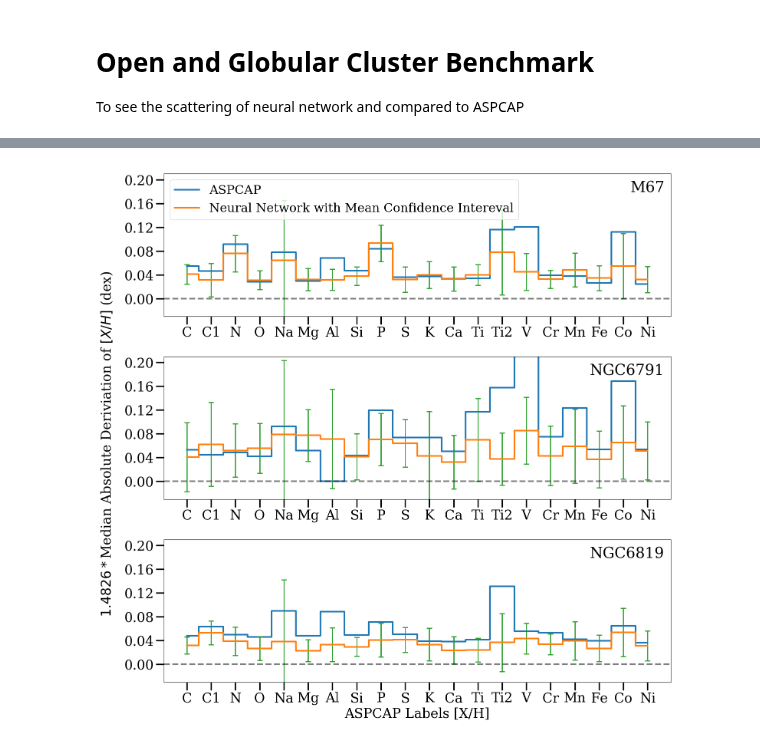
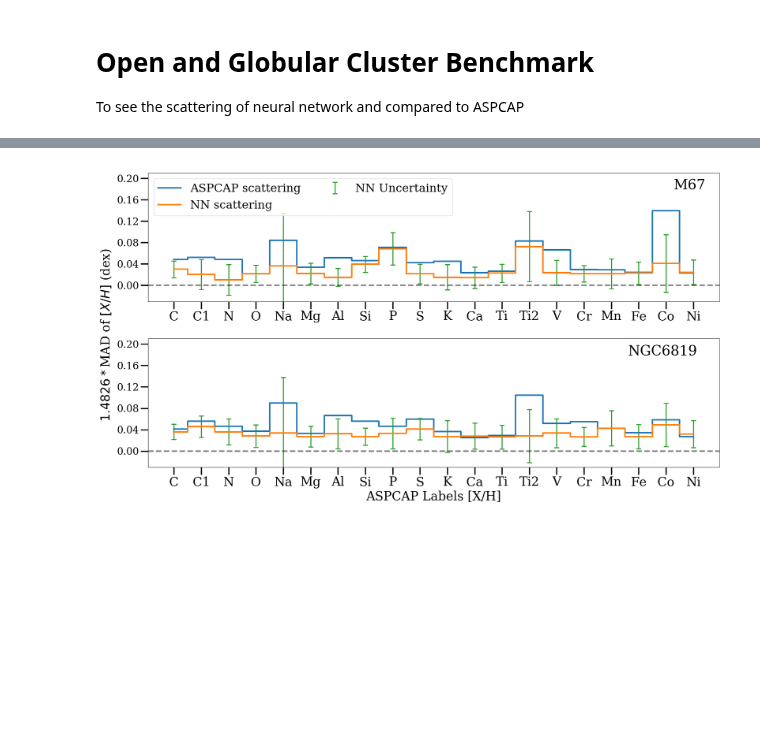
Before and after one commit to henrysky/astroNN_spectra_paper_figures, a Jupyter notebook: Open_Globular_Cluster_Benchmark.ipynb, the cells around one changed output, grey strips where cells are left out. Cells and saved outputs as stored; diff of their text form; code cells hidden in the pictures; blank space fills up the shorter version.

Commit message:
fix open cluster plotting

```diff
--- a/Open_Globular_Cluster_Benchmark.ipynb
+++ b/Open_Globular_Cluster_Benchmark.ipynb
@@ -20,7 +20,7 @@ plt.rc('font',**{'family': 'serif', 'weight':'medium', 'size':20})
 
 # load APOGEE allstar file
 all_star = fits.getdata(allstar(dr=14))
-
+not_starflagged = [all_star['STARFLAG'] == 0]
 # Same target bit used in the paper
 target_bit = [0, 1, 2, 3, 4, 5, 6, 7, 12]
 
@@ -39,18 +39,19 @@ uni_names = np.unique(np.array(data['col2']))  # find unique cluster name
 # loop throught the clusters
 for name in uni_names:
     # In the paper, we only plot these 3 clusters, M67, NGC6791 and NGC6819 in open cluster category
-    if name not in ['M67', 'N6791', 'N6819']:
+    if name not in ['M67', 'N6819']:
         continue
 
     # find all the APOGEE ID associated with that cluster
     apogeeid_name_idx = np.where(data['col2']==name)
      # find indices for those APOGEE ID in allstar
-    indices = np.where(np.in1d(all_star['APOGEE_ID'], data['col1'][apogeeid_name_idx]))[0]
+    indices = np.where(np.in1d(all_star['APOGEE_ID'][not_starflagged], data['col1'][apogeeid_name_idx]))[0]
     # retrieve info on those APOGEE spectra
-    aid = all_star['APOGEE_ID'][indices]
-    loc_id = all_star['LOCATION_ID'][indices]
+    aid = all_star['APOGEE_ID'][not_starflagged][indices]
+    loc_id = all_star['LOCATION_ID'][not_starflagged][indices]
     # 0-20 are indices representing output neurones from ASPCAP chemical abundances (C/H to Ni/H)
-    aspcap_result = all_star['X_H'][indices, 0:20]
+    aspcap_result = all_star['X_H'][not_starflagged][indices, 0:20]
+    aspcap_result_err = all_star['X_H_ERR'][not_starflagged][indices, 0:20]
 
     # pre-allocation of spectra array
     spec = np.zeros((indices.shape[0], 7514))
@@ -97,26 +98,10 @@ for name in uni_names:
                   f' ({m67_aspcap_mean[i]:.{4}f}+/-{m67_aspcap_uncer[i]:.{4}f})')
         print('=====================================\n')
 
-    elif name=='N6791':
-        n6791_nn_scatter = np.array(pred_scatter)
-        n6791_nn_m_uncer = np.array(mean_uncertainty)
-        n6791_aspcap = np.array(aspcap_scatter)
-
-        n6791_aspcap_mean = np.median(aspcap_result, axis=0)
-        n6791_aspcap_uncer = mad_std(aspcap_result, axis=0) / np.sqrt(indices.shape[0])
-
-        n6791_nn_mean = np.median(pred[:, 2:], axis=0)
-        n6791_nn_uncer_in_mean = mad_std(pred[:, 2:], axis=0) / np.sqrt(indices.shape[0])
-
-        print('Neural Network star cluster median abundances and uncertainty in median (ASPCAP)')
-        for i in range(20):
-            print(bcnn.targetname[2:][i], f': {n6791_nn_mean[i]:.{4}f}+/-{n6791_nn_uncer_in_mean[i]:.{4}f}',
-                  f' ({n6791_aspcap_mean[i]:.{4}f}+/-{n6791_aspcap_uncer[i]:.{4}f})')
-        print('=====================================\n')
-
     elif name=='N6819':
         n6819_nn_scatter = np.array(pred_scatter)
         n6819_nn_m_uncer = np.array(mean_uncertainty)
+        n6819_aspcap = np.array(aspcap_scatter)
         n6819_aspcap = np.array(aspcap_scatter)
 
         n6819_aspcap_mean = np.median(aspcap_result, axis=0)
@@ -134,53 +119,44 @@ for name in uni_names:
 ml = MultipleLocator(0.04)
 
 # setup plots
-f, ax = plt.subplots(3, figsize=(15,15), dpi=100)
+f, ax = plt.subplots(2, figsize=(18,10), dpi=100)
 
 ax[0].plot(m67_aspcap, ls='steps-mid', linewidth=3.,
-           label='ASPCAP')
+           label='ASPCAP scattering')
 ax[0].plot(m67_nn_scatter, ls='steps-mid', linewidth=3.,
-           label='Neural Network with Mean Confidence Intereval')
+           label='NN scattering')
 ax[0].errorbar(np.arange(20), m67_nn_scatter, yerr=m67_nn_m_uncer,
-               linestyle='None', capsize=5, elinewidth=2., capthick=2.)
+               linestyle='None', capsize=5, elinewidth=2., capthick=2.,
+               label='NN Uncertainty')
 ax[0].set_ylim((-0.03, 0.21))
 ax[0].annotate("M67", xy=(0.92,0.87),xycoords='axes fraction', fontsize=28)
-ax[0].legend(loc='upper left', fontsize=23)
+ax[0].legend(loc='upper left', fontsize=23, ncol=2)
 ax[0].set_xticks(np.arange(len([xn for xn in bcnn.targetname[2:]])))
 ax[0].set_xticklabels([f"{xn}" for xn in bcnn.targetname[2:]])
 ax[0].yaxis.set_major_locator(ml)
-ax[0].tick_params(labelsize=25, width=2.5, length=15, which='major')
-ax[0].tick_params(axis='y',labelsize=25, width=2, length=7, which='minor')
+ax[0].tick_params(axis='x',labelsize=25, width=2.5, length=15, which='major')
+ax[0].tick_params(axis='y',labelsize=20, width=2.5, length=15, which='major')
 ax[0].axhline(0.00, ls='--', c='k', lw=3., alpha=0.5)
 # ax[0].yaxis.set_minor_locator(ml)
 
-ax[1].plot(n6791_aspcap, ls='steps-mid', linewidth=3.)
-ax[1].plot(n6791_nn_scatter, ls='steps-mid', linewidth=3.)
-ax[1].errorbar(np.arange(20), n6791_nn_scatter, yerr=n6791_nn_m_uncer,
-               linestyle='None', capsize=5, elinewidth=2., capthick=2)
-ax[1].annotate("NGC6791", xy=(0.84,0.87),xycoords='axes fraction', fontsize=28)
+
+ax[1].plot(n6819_aspcap, ls='steps-mid', linewidth=3.)
+ax[1].plot(n6819_nn_scatter, ls='steps-mid', linewidth=3.)
+ax[1].errorbar(np.arange(20), n6819_nn_scatter, yerr=n6819_nn_m_uncer,
+               linestyle='None', capsize=5, elinewidth=2., capthick=2.)
+ax[1].annotate("NGC6819", xy=(0.84,0.87),xycoords='axes fraction', fontsize=28)
 ax[1].set_ylim((-0.03, 0.21))
 ax[1].set_xticks(np.arange(len([xn for xn in bcnn.targetname[2:]])))
-ax[1].tick_params(labelsize=25, width=2.5, length=15, which='major')
 ax[1].set_xticklabels([f"{xn}" for xn in bcnn.targetname[2:]])
+ax[1].tick_params(axis='x',labelsize=25, width=2.5, length=15, which='major')
+ax[1].tick_params(axis='y',labelsize=20, width=2.5, length=15, which='major')
 ax[1].yaxis.set_major_locator(ml)
 ax[1].axhline(0.00, ls='--', c='k', lw=3., alpha=0.5)
+ax[1].set_xlabel('ASPCAP Labels [X/H]', fontsize=25)
 
-ax[2].plot(n6819_aspcap, ls='steps-mid', linewidth=3.)
-ax[2].plot(n6819_nn_scatter, ls='steps-mid', linewidth=3.)
-ax[2].errorbar(np.arange(20), n6819_nn_scatter, yerr=n6819_nn_m_uncer,
-               linestyle='None', capsize=5, elinewidth=2., capthick=2.)
-ax[2].annotate("NGC6819", xy=(0.84,0.87),xycoords='axes fraction', fontsize=28)
-ax[2].set_ylim((-0.03, 0.21))
-ax[2].set_xticks(np.arange(len([xn for xn in bcnn.targetname[2:]])))
-ax[2].set_xticklabels([f"{xn}" for xn in bcnn.targetname[2:]])
-ax[2].tick_params(labelsize=25, width=2.5, length=15, which='major')
-ax[2].yaxis.set_major_locator(ml)
-ax[2].axhline(0.00, ls='--', c='k', lw=3., alpha=0.5)
-ax[2].set_xlabel('ASPCAP Labels [X/H]', fontsize=25)
-
-f.text(-0.01, 0.5, '$1.4826*$'+'Median Absolute Deriviation of '+'$[X/H]$'+' (dex)', ha='center',
+f.text(0.02, 0.5, '$1.4826*$'+'MAD of '+'$[X/H]$'+' (dex)', ha='center',
        va='center', fontdict={'fontsize':25}, rotation='vertical')
 f.tight_layout()
-
+f.subplots_adjust(left=0.085)
 f.savefig('open_clusters.png')
 # %% [output]
@@ -205,4 +180,4 @@ Ni : 0.1007+/-0.0057  (0.1107+/-0.0066)
-[figure, old version]
+[figure, new version]
 # %%
 %matplotlib inline
 import numpy as np
```
Also changed, not shown: parts of 2 cells of this notebook, 1 other file.
